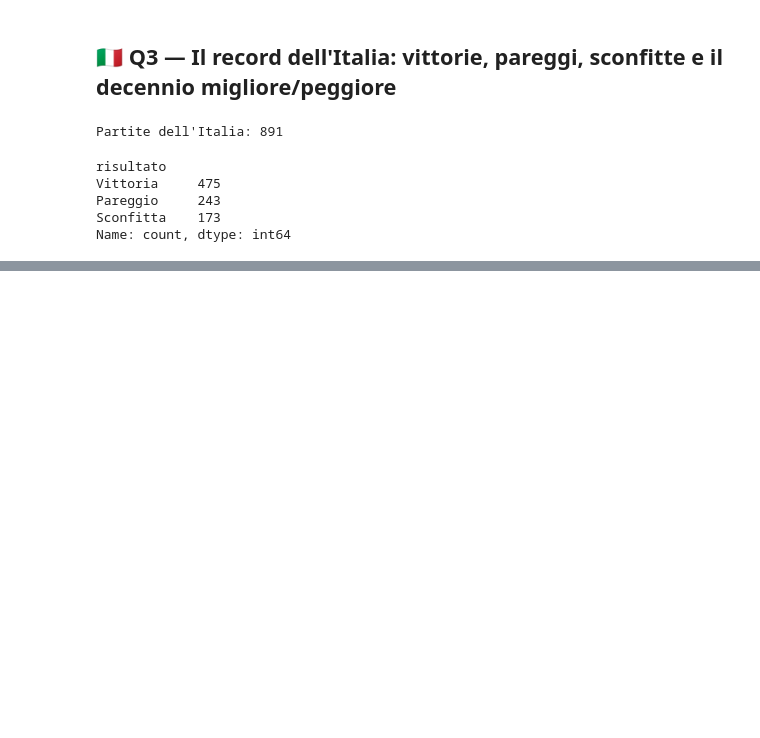
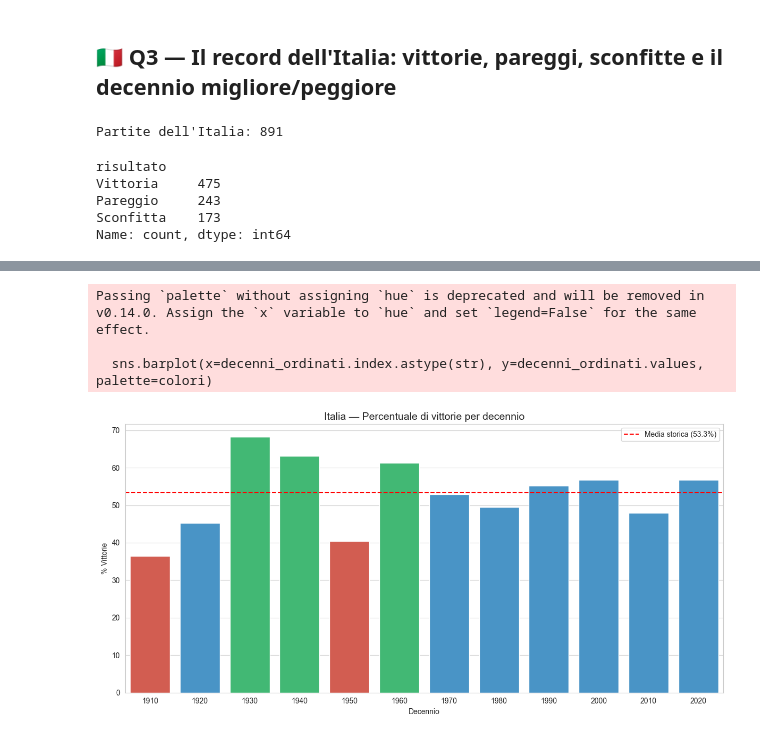
Before and after one commit to andres-pelizzer/progetto-jupyter, a Jupyter notebook: progetto_andres_pelizzer.ipynb, the cells around one changed output, grey strips where cells are left out. Cells and saved outputs as stored; diff of their text form; code cells hidden in the pictures; blank space fills up the shorter version.

```diff
--- a/progetto_andres_pelizzer.ipynb
+++ b/progetto_andres_pelizzer.ipynb
@@ -246,3 +246,12 @@ Vittoria     475
 Pareggio     243
 Sconfitta    173
 Name: count, dtype: int64
+# %%
+# Creiamo la colonna decennio (1900, 1910, 1920, ...)
+italia['decennio'] = (italia['year'] // 10) * 10
+
+# Percentuale vittorie per decennio
+record_decennio = italia.groupby('decennio')['risultato'].value_counts(normalize=True).unstack(fill_value=0)
+record_decennio['% Vittorie'] = (record_decennio['Vittoria'] * 100).round(1)
+
+print(record_decennio['% Vittorie'].sort_values(ascending=False))
@@ -248,0 +273,48 @@ Name: count, dtype: int64
+# %%
+# 1. Creiamo la figura — figsize imposta larghezza e altezza in pollici
+plt.figure(figsize=(12, 6))
+
+# 2. Prendiamo le % vittorie ordinate per decennio (1910, 1920, 1930, ...)
+#    sort_index() ordina per decennio, non per valore
+decenni_ordinati = record_decennio['% Vittorie'].sort_index()
+
+# 3. Assegniamo un colore a ogni barra in base alla percentuale:
+#    - Verde se >= 60% (decenni top)
+#    - Rosso se < 45% (decenni brutti)
+#    - Blu per quelli nella media
+colori = []
+for v in decenni_ordinati.values:
+    if v >= 60:
+        colori.append('#2ecc71')    # verde
+    elif v < 45:
+        colori.append('#e74c3c')    # rosso
+    else:
+        colori.append('#3498db')    # blu
+
+# 4. Creiamo il grafico a barre
+#    x = i decenni (convertiti in stringa per l'etichetta)
+#    y = la percentuale di vittorie
+sns.barplot(x=decenni_ordinati.index.astype(str), y=decenni_ordinati.values, palette=colori)
+
+# 5. Titolo e etichette degli assi
+plt.title("Italia — Percentuale di vittorie per decennio", fontsize=14)
+plt.xlabel("Decennio")
+plt.ylabel("% Vittorie")
+
+# 6. Linea tratteggiata rossa alla media storica dell'Italia (53.3%)
+#    Serve come riferimento visivo: sopra la linea = sopra la media
+plt.axhline(y=53.3, color='red', linestyle='--', label='Media storica (53.3%)')
+
+# 7. Mostra la legenda (spiega cosa è la linea rossa)
+plt.legend()
+
+# 8. Aggiusta i margini automaticamente
+plt.tight_layout()
+
+# 9. Mostra il grafico
+plt.show()
+# %% [output]
+Passing `palette` without assigning `hue` is deprecated and will be removed in v0.14.0. Assign the `x` variable to `hue` and set `legend=False` for the same effect.
+
+  sns.barplot(x=decenni_ordinati.index.astype(str), y=decenni_ordinati.values, palette=colori)
+[figure, added]
```
Also changed, not shown: parts of 15 cells of this notebook.
